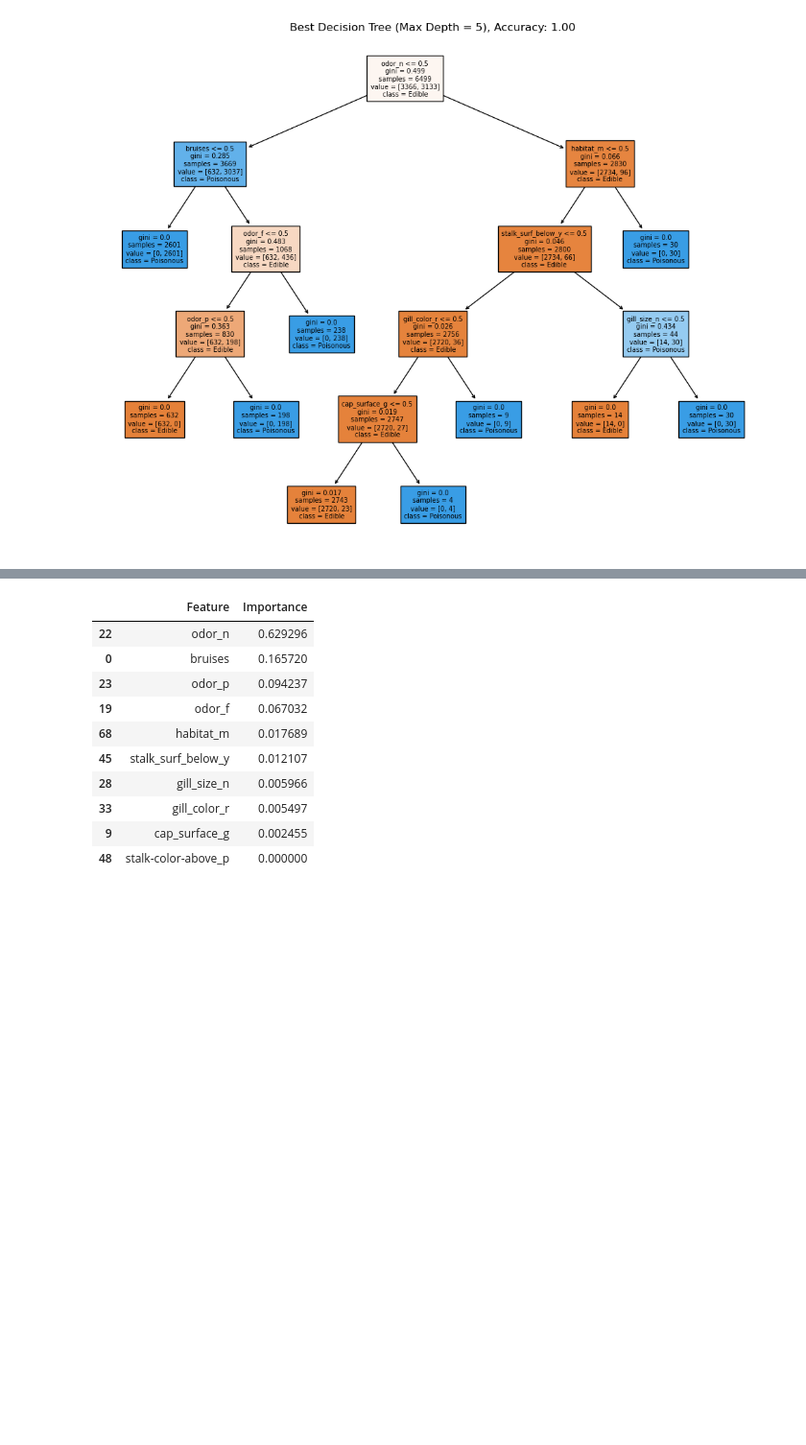
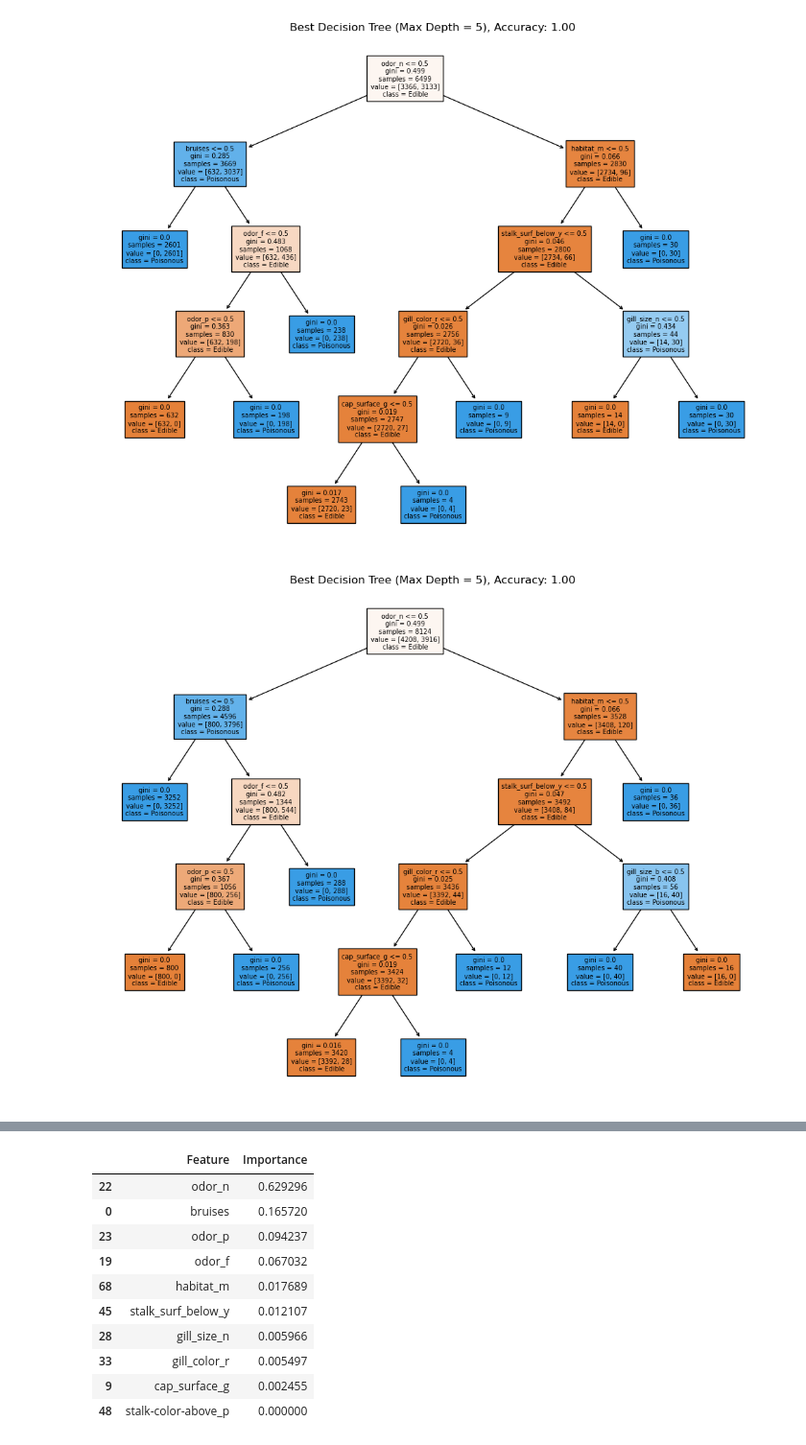
Before and after one commit to rerick999/project_04, a Jupyter notebook: 02_models/m06_decision_tree.ipynb, the cells around one changed output, grey strips where cells are left out. Shown: that part at 96% size. Cells and saved outputs as stored; diff of their text form; code cells hidden in the pictures; blank space fills up the shorter version.

Commit message:
decision tree refined

```diff
--- a/02_models/m06_decision_tree.ipynb
+++ b/02_models/m06_decision_tree.ipynb
@@ -71,6 +71,21 @@ plt.title(f'Best Decision Tree (Max Depth = {best_tree.max_depth}), Accuracy: {a
 plt.show()
 # %% [output]
 [figure]
+# %%
+# Seeing how the decision tree fares when applied to the whole dataset
+
+grid_search.fit(X, y)
+
+# Get the best Decision Tree model from grid search
+best_tree = grid_search.best_estimator_
+# %%
+# Plot the decision boundary and tree
+plt.figure(figsize=(13, 10), dpi=100)
+plot_tree(best_tree, filled=True, feature_names=X.columns, class_names=["Edible", "Poisonous"], fontsize=7)
+plt.title(f'Best Decision Tree (Max Depth = {best_tree.max_depth}), Accuracy: {accuracy:.2f}')
+plt.show()
+# %% [output]
+[figure, added]
 # %% [markdown]
 From the above graphic, we can make the following rules for hikers:
 1. If a mushroom has any smell and it bruises when touched, consider it poisonous
```
Also changed, not shown: parts of 1 cell of this notebook.
